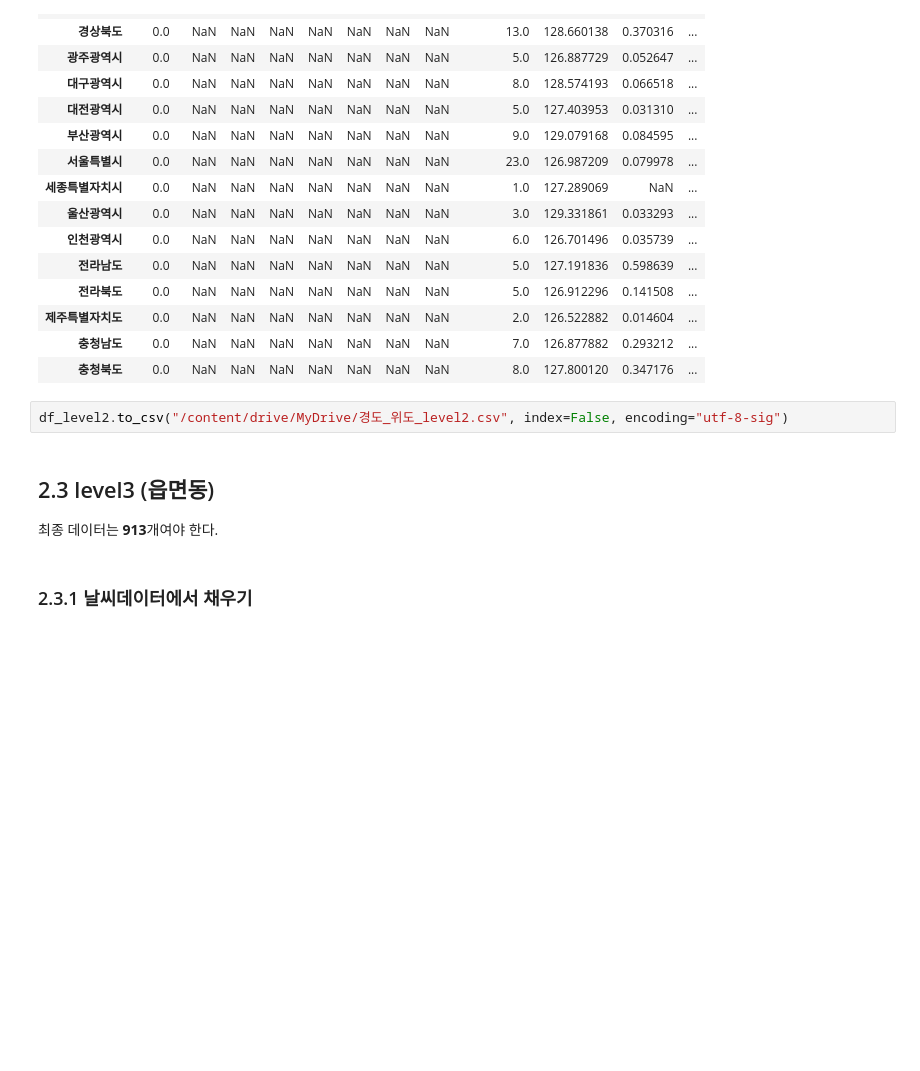
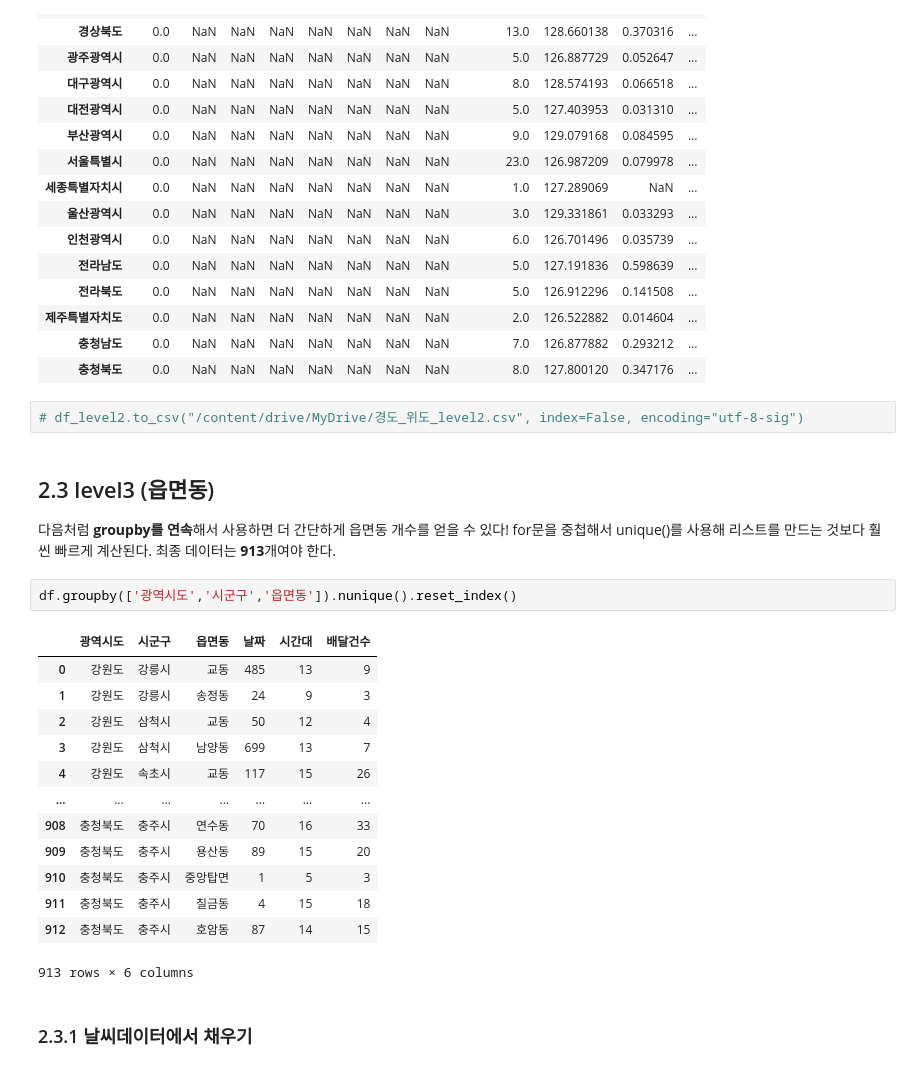
Before and after one commit to wish0728/Elice_teamproject2_team11_delivery, a Jupyter notebook: data-analysis/위도_경도_데이터_만들기.ipynb, the cells around one changed output. Cells and saved outputs as stored; diff of their text form; blank space fills up the shorter version.

```diff
--- a/data-analysis/위도_경도_데이터_만들기.ipynb
+++ b/data-analysis/위도_경도_데이터_만들기.ipynb
@@ -396,11 +397,28 @@ df_level2.groupby('광역시도').describe()
 | 충청남도 | 0.0 | NaN | NaN | NaN | NaN | NaN | NaN | NaN | 7.0 | 126.877882 | 0.293212 | ... |
 | 충청북도 | 0.0 | NaN | NaN | NaN | NaN | NaN | NaN | NaN | 8.0 | 127.800120 | 0.347176 | ... |
 # %%
-df_level2.to_csv("/content/drive/MyDrive/경도_위도_level2.csv", index=False, encoding="utf-8-sig")
+# df_level2.to_csv("/content/drive/MyDrive/경도_위도_level2.csv", index=False, encoding="utf-8-sig")
 # %% [markdown]
 ## 2.3 level3 (읍면동)
 
+다음처럼 **groupby를 연속**해서 사용하면 더 간단하게 읍면동 개수를 얻을 수 있다! for문을 중첩해서 unique()를 사용해 리스트를 만드는 것보다 훨씬 빠르게 계산된다. </br>
 최종 데이터는 **913**개여야 한다.
+# %%
+df.groupby(['광역시도','시군구','읍면동']).nunique().reset_index()
+# %% [output]
+|  | 광역시도 | 시군구 | 읍면동 | 날짜 | 시간대 | 배달건수 |
+| 0 | 강원도 | 강릉시 | 교동 | 485 | 13 | 9 |
+| 1 | 강원도 | 강릉시 | 송정동 | 24 | 9 | 3 |
+| 2 | 강원도 | 삼척시 | 교동 | 50 | 12 | 4 |
+| 3 | 강원도 | 삼척시 | 남양동 | 699 | 13 | 7 |
+| 4 | 강원도 | 속초시 | 교동 | 117 | 15 | 26 |
+| ... | ... | ... | ... | ... | ... | ... |
+| 908 | 충청북도 | 충주시 | 연수동 | 70 | 16 | 33 |
+| 909 | 충청북도 | 충주시 | 용산동 | 89 | 15 | 20 |
+| 910 | 충청북도 | 충주시 | 중앙탑면 | 1 | 5 | 3 |
+| 911 | 충청북도 | 충주시 | 칠금동 | 4 | 15 | 18 |
+| 912 | 충청북도 | 충주시 | 호암동 | 87 | 14 | 15 |
+913 rows × 6 columns
 # %% [markdown]
 ### 2.3.1 날씨데이터에서 채우기
 # %%
```
Also changed, not shown: parts of 8 cells of this notebook, 1 other file.
